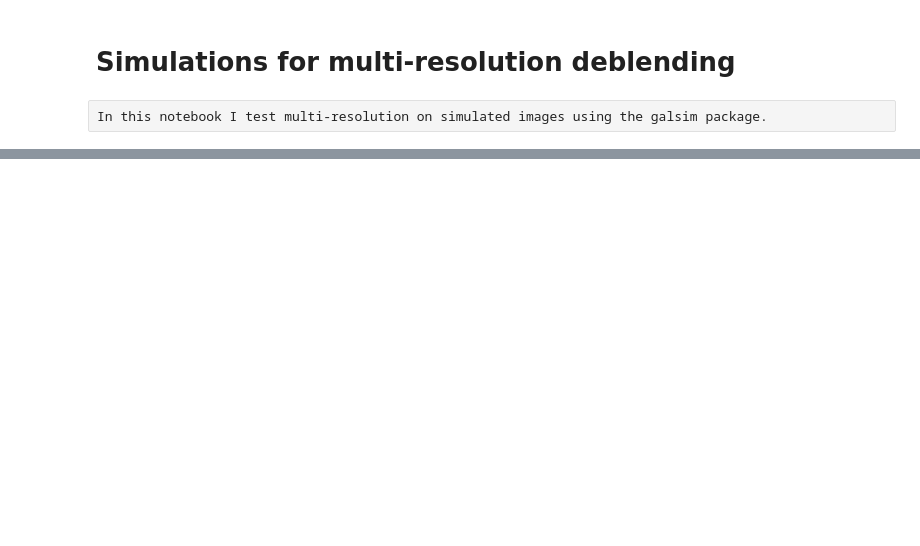
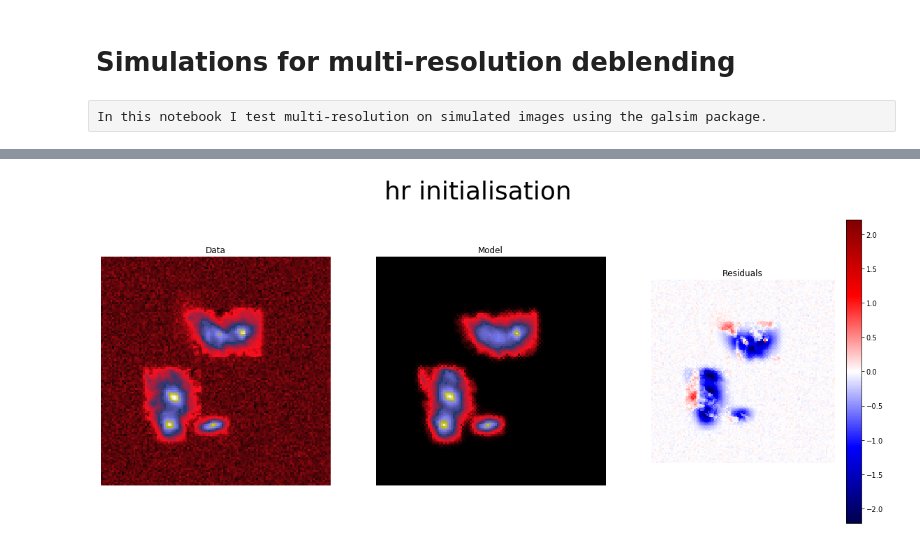
Before and after one commit to herjy/Multi_resolution_comparison, a Jupyter notebook: Simulated_multiresolution/Simulated_mr_scenes.ipynb, the cells around one changed output, grey strips where cells are left out. Drawn from its saved outputs; the diff is of its cells as text; code cells hidden in the pictures; blank space fills up the shorter version.

```diff
--- a/Simulated_multiresolution/Simulated_mr_scenes.ipynb
+++ b/Simulated_multiresolution/Simulated_mr_scenes.ipynb
@@ -263,17 +263,16 @@ display_init(blend_lr, obs_lr, lr, 0, img_rgb, 'lr initialisation')
 # %%
 # Building a detection coadd
 coadd, bg_cutoff = build_initialization_coadd(obs_hr)
-
 # Source initialisation
 hr_sources = [
-    scarlet.ExtendedSource(hr_frame, (rat[i], dect[i]), obs_hr,
-                           symmetric=False,
-                           monotonic=True, min_grad = 0.)
-    for i in range(rat.size)
+    scarlet.ExtendedSource(hr_frame, sky_hr, obs_hr)
+    for sky_hr in ra_dec_hr
 ]
 
 blend_hr = scarlet.Blend(hr_sources, obs_hr)
 display_init(blend_hr, obs_hr, hr, 1, hr[0], 'hr initialisation')
+# %% [output]
+[figure, added]
 # %%
 # Building a detection coadd
 coadd, bg_cutoff = build_initialization_coadd(obs_lr)
```
Also changed, not shown: parts of 21 cells of this notebook, 26 other files.
